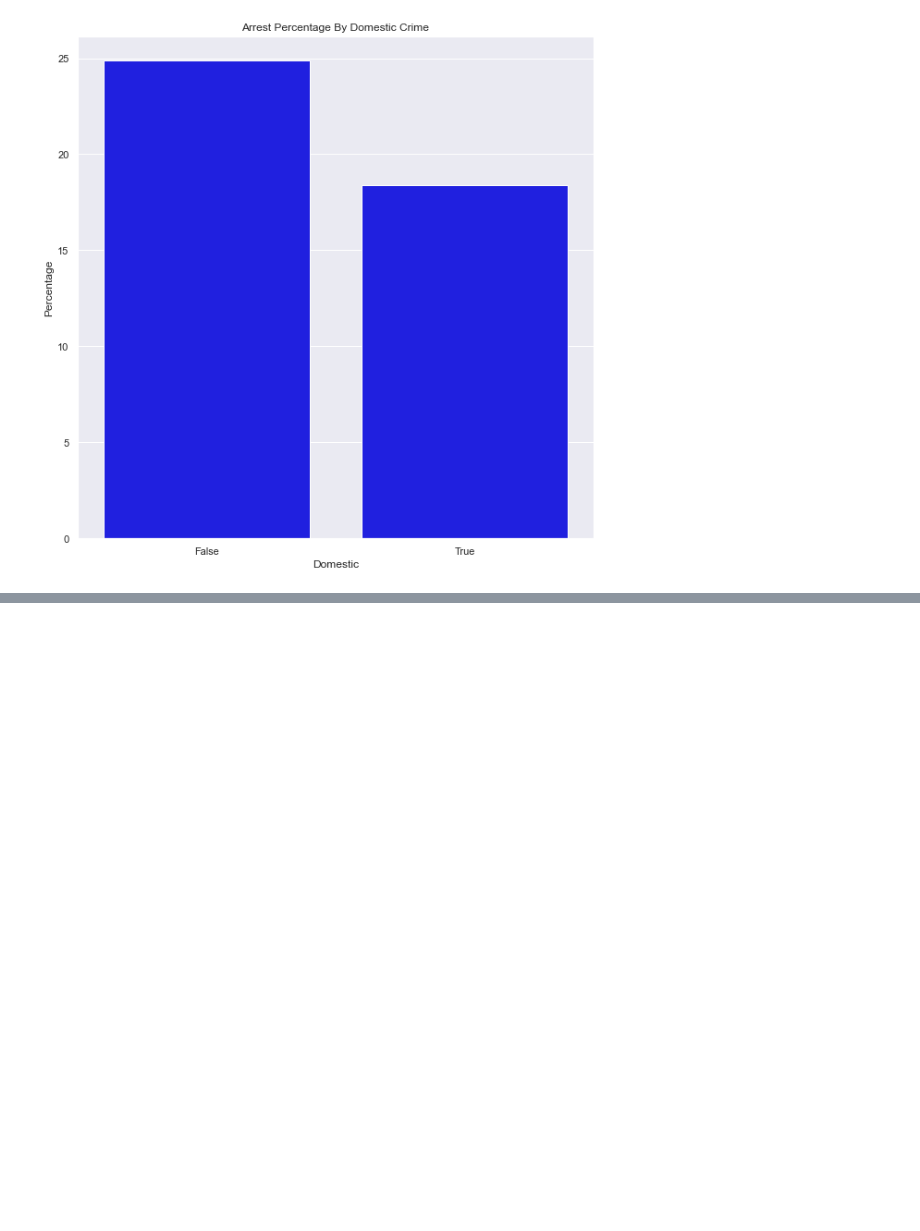
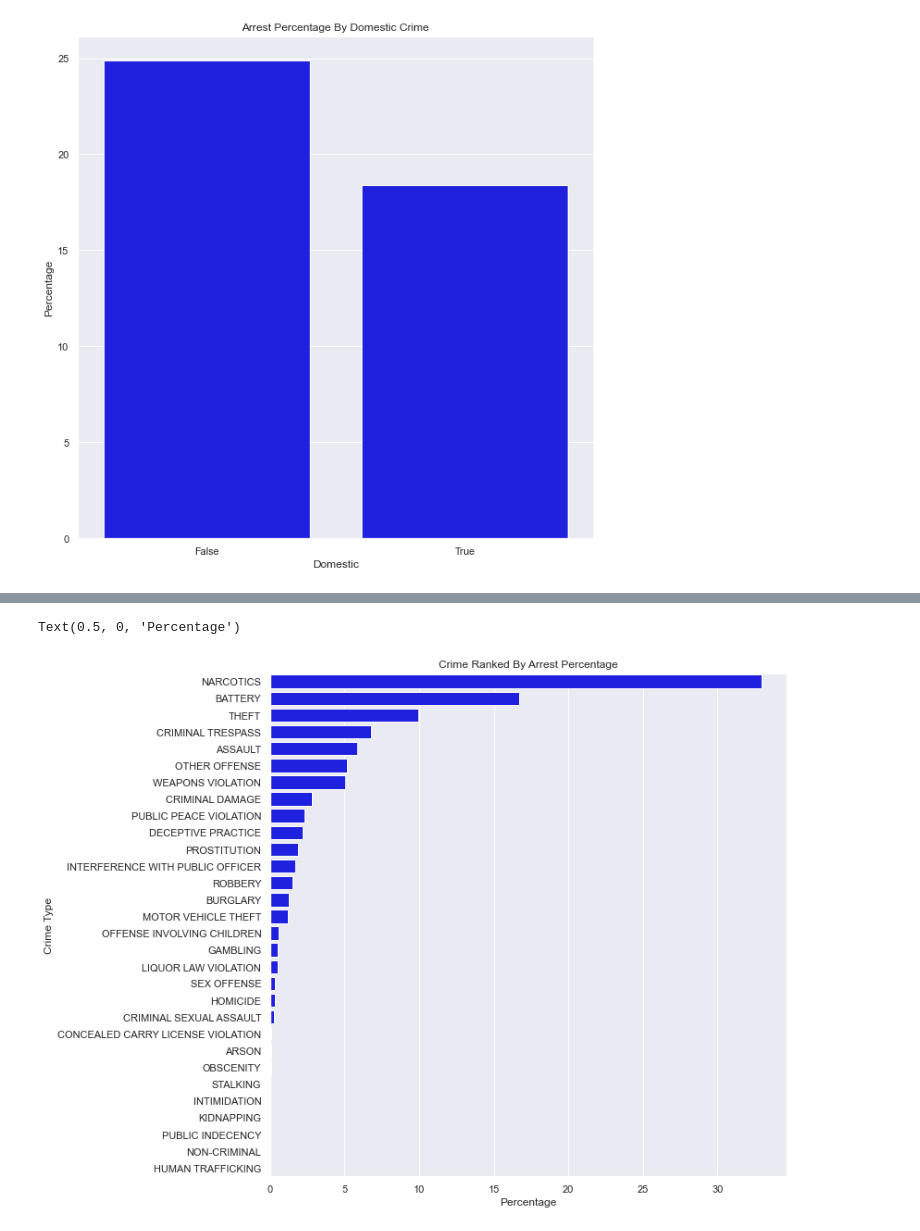
Before and after one commit to AustinYunker/Chicago-Crime-Analysis, a Jupyter notebook: Data Cleaning and Exploration.ipynb, the cells around one changed output, grey strips where cells are left out. Cells and saved outputs as stored; diff of their text form; code cells hidden in the pictures; blank space fills up the shorter version.

```diff
--- a/Data Cleaning and Exploration.ipynb
+++ b/Data Cleaning and Exploration.ipynb
@@ -1261,0 +1267,7 @@ Text(0.5, 0, 'Domestic')
+# %%
+var_lst = ["primary_type", "location_description", "Month", "Hour", "domestic", "community_name", "district_name"]
+
+mask = chicago_train["arrest"] == True
+arrests_only = chicago_train.loc[mask, "primary_type"].value_counts() / chicago_train[mask].shape[0] * 100
+arrests_only = pd.DataFrame(arrests_only).reset_index().rename(columns ={"index": "Crime", "primary_type" : "percentage"})
+arrests_only
@@ -1261,0 +1292,10 @@ Text(0.5, 0, 'Domestic')
+# %%
+sns.set(rc = {'figure.figsize':(10,10)})
+sns.barplot(x="percentage", y = "Crime", order = arrests_only["Crime"] \
+                                            , data = arrests_only, color = "blue")
+plt.title("Crime Ranked By Arrest Percentage")
+plt.ylabel("Crime Type")
+plt.xlabel("Percentage")
+# %% [output]
+Text(0.5, 0, 'Percentage')
+[figure, added]
```
Also changed, not shown: parts of 2 cells of this notebook, 1 other file.
